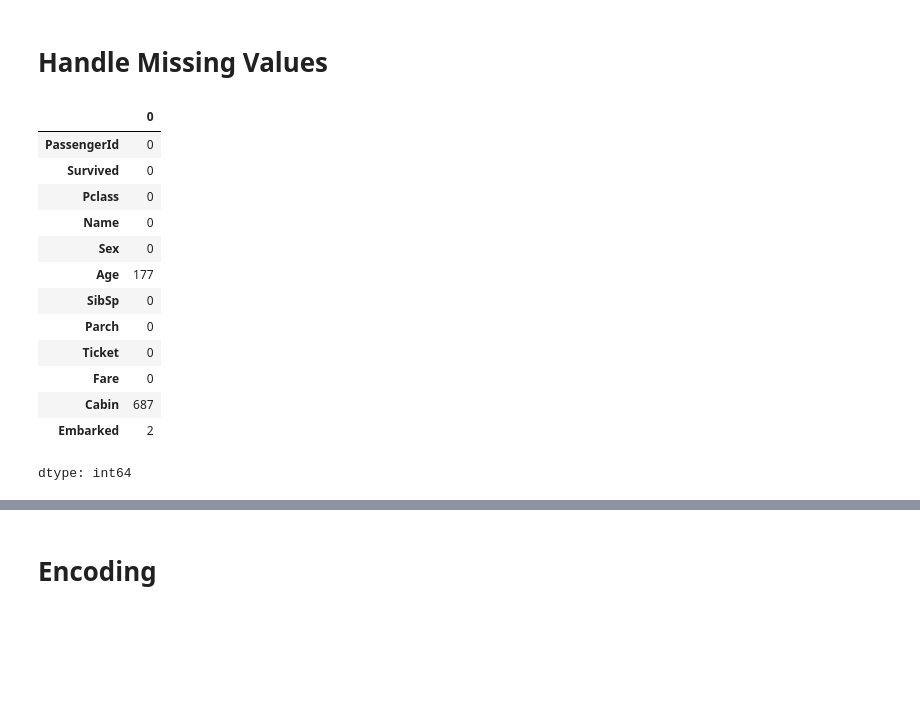
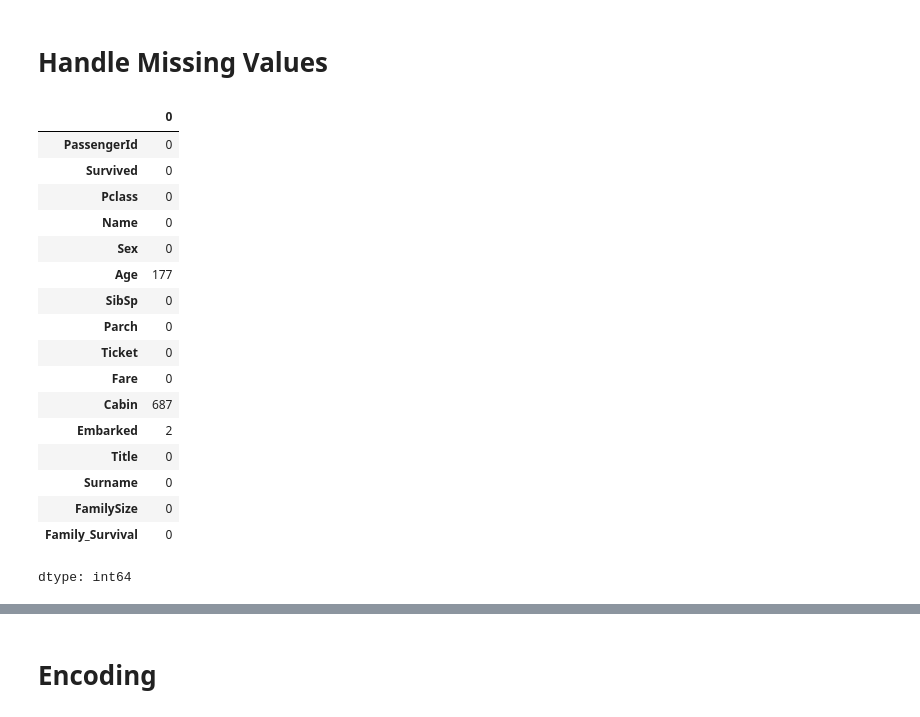
Before and after one commit to Ahmad-Tharwat07/Data-Mining-College-Project, a Jupyter notebook: Classification/Classification_Model_Final.ipynb, the cells around one changed output, grey strips where cells are left out. Saved outputs shown, nothing was run; the diff lists cells and outputs as text; code cells hidden in the pictures; blank space fills up the shorter version.

```diff
--- a/Classification/Classification_Model.ipynb
+++ b/Classification/Classification_Model_Final.ipynb
@@ -108,20 +105,24 @@ for grp, grp_df in df.groupby('Ticket'):
 # %% [markdown]
 # Handle Missing Values
 # %%
-data.isnull().sum()
+df.isnull().sum()
 # %% [output]
 |  | 0 |
 | PassengerId | 0 |
 | Survived | 0 |
 | Pclass | 0 |
 | Name | 0 |
 | Sex | 0 |
 | Age | 177 |
 | SibSp | 0 |
 | Parch | 0 |
 | Ticket | 0 |
 | Fare | 0 |
 | Cabin | 687 |
 | Embarked | 2 |
+| Title | 0 |
+| Surname | 0 |
+| FamilySize | 0 |
+| Family_Survival | 0 |
 dtype: int64
 # %%
```
Also changed, not shown: parts of 4 cells of this notebook.
